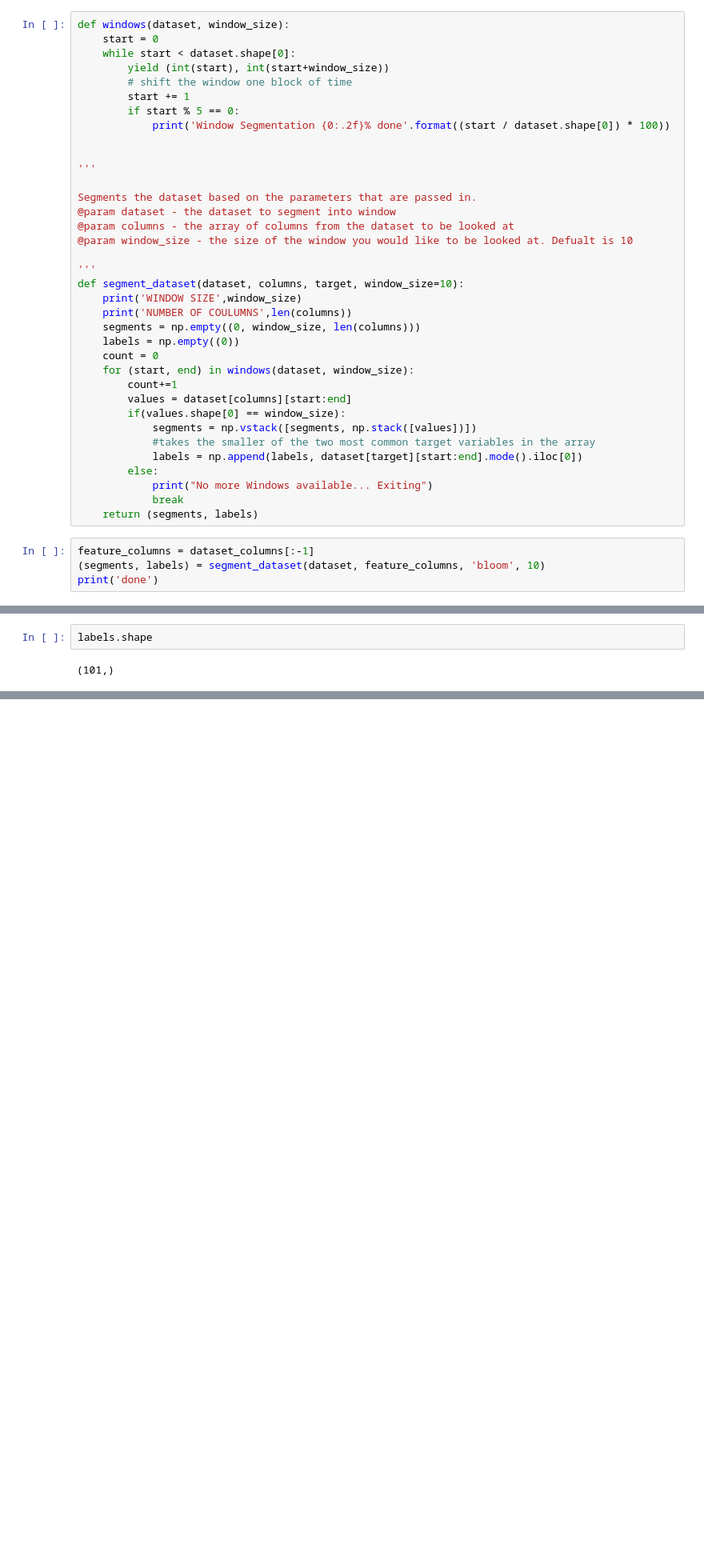
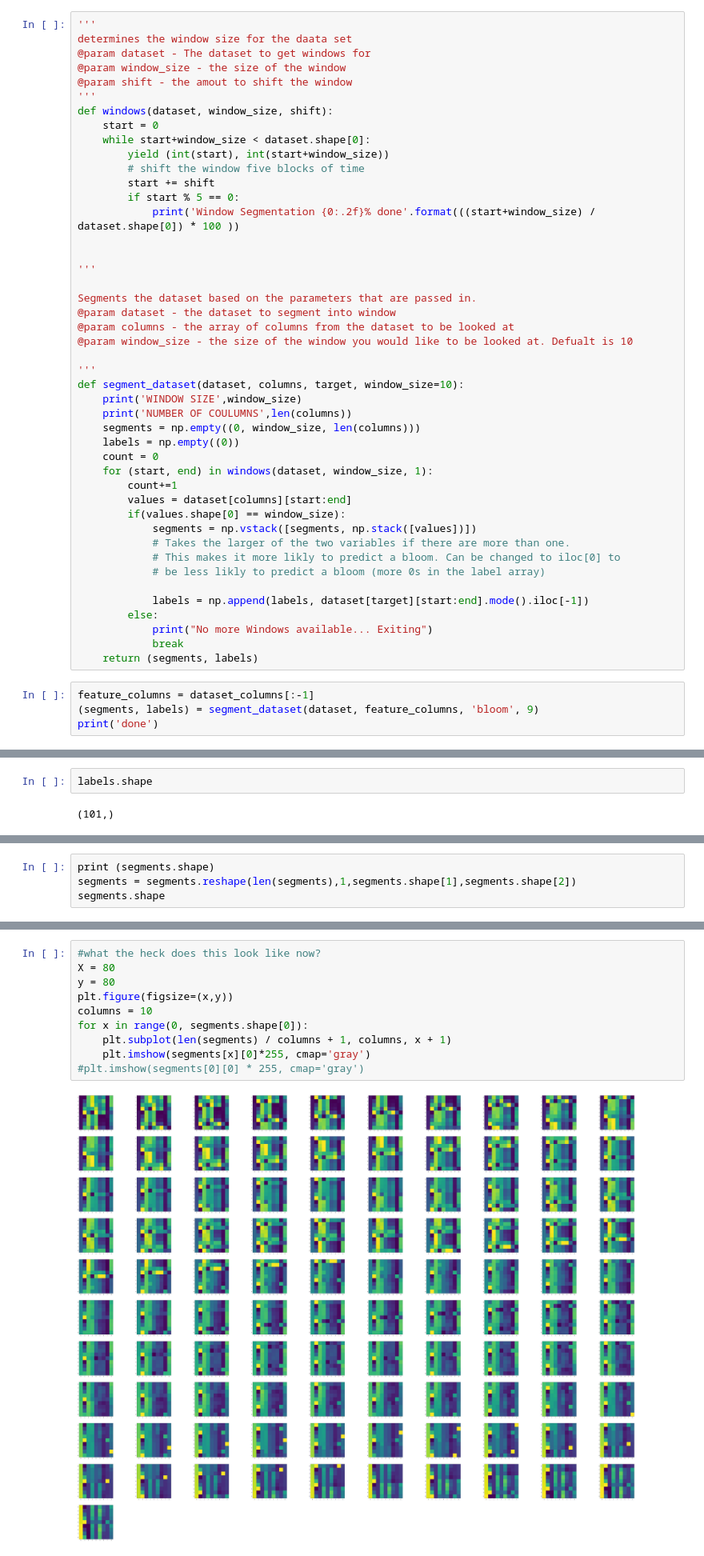
Before and after one commit to mccomackjp/algae-bloom-prediction, a Jupyter notebook: notebooks/models/New CNN with keras.ipynb, the cells around one changed output, grey strips where cells are left out. Shown at 80% size. Drawn from its saved outputs; the diff is of its cells as text; blank space fills up the shorter version.

Commit message:
Starting the model building process

```diff
--- a/notebooks/models/New CNN with keras.ipynb
+++ b/notebooks/models/New CNN with keras.ipynb
@@ -84,12 +86,18 @@ dataset.describe()
 # %%
-def windows(dataset, window_size):
+'''
+determines the window size for the daata set
+@param dataset - The dataset to get windows for
+@param window_size - the size of the window
+@param shift - the amout to shift the window
+'''
+def windows(dataset, window_size, shift):
     start = 0
-    while start < dataset.shape[0]:
+    while start+window_size < dataset.shape[0]:
         yield (int(start), int(start+window_size))
-        # shift the window one block of time
-        start += 1
+        # shift the window five blocks of time
+        start += shift
         if start % 5 == 0:
-            print('Window Segmentation {0:.2f}% done'.format((start / dataset.shape[0]) * 100))
+            print('Window Segmentation {0:.2f}% done'.format(((start+window_size) / dataset.shape[0]) * 100 ))
 
 
 '''
@@ -106,19 +114,22 @@ def segment_dataset(dataset, columns, target, window_size=10):
     segments = np.empty((0, window_size, len(columns)))
     labels = np.empty((0))
     count = 0
-    for (start, end) in windows(dataset, window_size):
+    for (start, end) in windows(dataset, window_size, 1):
         count+=1
         values = dataset[columns][start:end]
         if(values.shape[0] == window_size):
             segments = np.vstack([segments, np.stack([values])])
-            #takes the smaller of the two most common target variables in the array
-            labels = np.append(labels, dataset[target][start:end].mode().iloc[0])
+            # Takes the larger of the two variables if there are more than one.
+            # This makes it more likly to predict a bloom. Can be changed to iloc[0] to
+            # be less likly to predict a bloom (more 0s in the label array)
+
+            labels = np.append(labels, dataset[target][start:end].mode().iloc[-1])
         else:
             print("No more Windows available... Exiting")
             break
     return (segments, labels)
 # %%
 feature_columns = dataset_columns[:-1]
-(segments, labels) = segment_dataset(dataset, feature_columns, 'bloom', 10)
+(segments, labels) = segment_dataset(dataset, feature_columns, 'bloom', 9)
 print('done')
 # %% [output]
@@ -158,0 +172,4 @@ array([0., 0., 0., 0., 0., 0., 0., 0., 0., 0., 0., 0., 0., 0., 0., 0., 0.,
+# %%
+print (segments.shape)
+segments = segments.reshape(len(segments),1,segments.shape[1],segments.shape[2])
+segments.shape
@@ -158,0 +185,12 @@ array([0., 0., 0., 0., 0., 0., 0., 0., 0., 0., 0., 0., 0., 0., 0., 0., 0.,
+# %%
+#what the heck does this look like now?
+X = 80
+y = 80
+plt.figure(figsize=(x,y))
+columns = 10
+for x in range(0, segments.shape[0]):
+    plt.subplot(len(segments) / columns + 1, columns, x + 1)
+    plt.imshow(segments[x][0]*255, cmap='gray')
+#plt.imshow(segments[0][0] * 255, cmap='gray')
+# %% [output]
+[figure, added]
```
Also changed, not shown: parts of 14 cells of this notebook.
